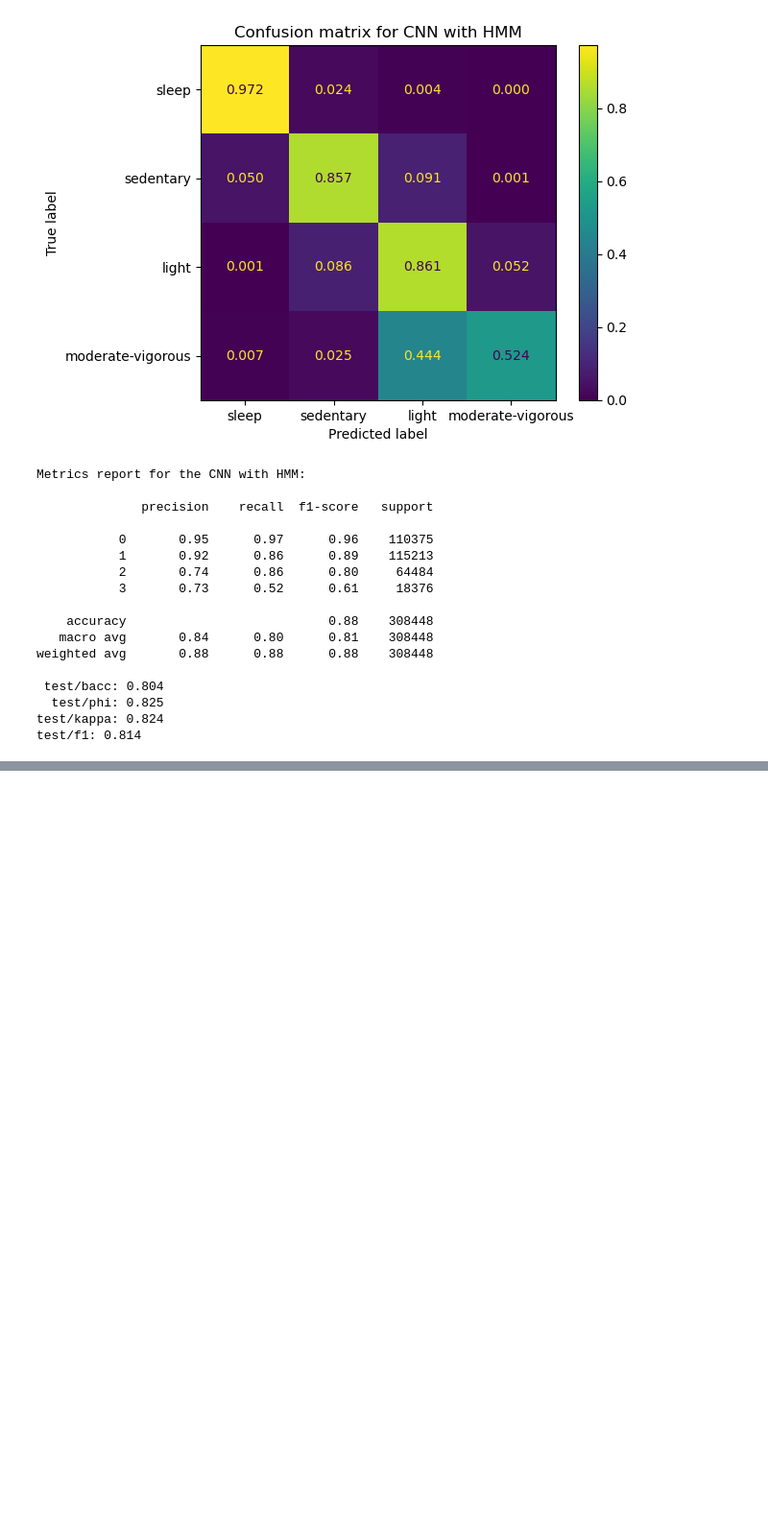
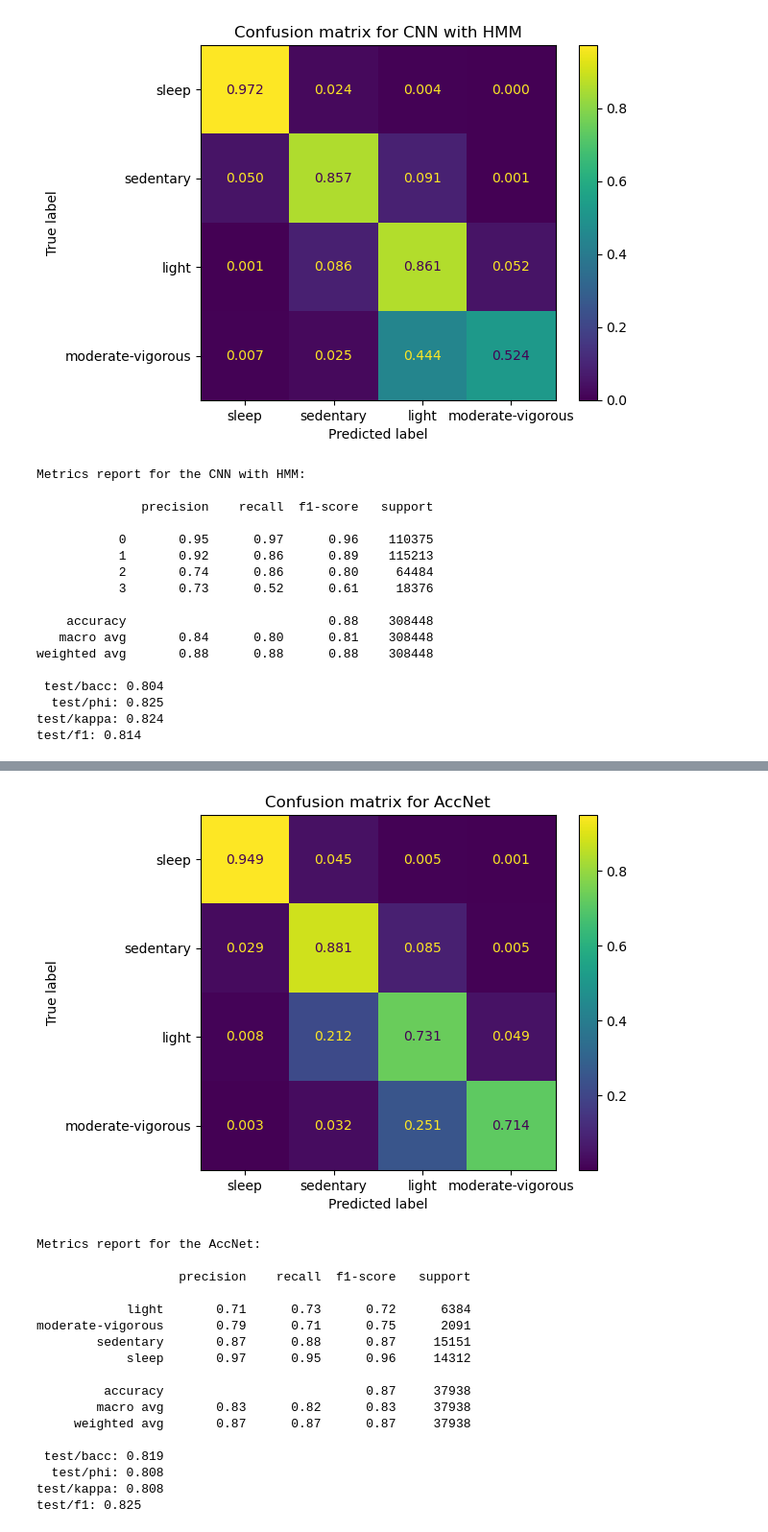
Before and after one commit to finlayscheib/capture24, a Jupyter notebook: Deep_models.ipynb, the cells around one changed output, grey strips where cells are left out. Shown at 96% size. Drawn from its saved outputs; the diff is of its cells as text; code cells hidden in the pictures; blank space fills up the shorter version.

```diff
--- a/Deep_models.ipynb
+++ b/Deep_models.ipynb
@@ -205,0 +206,39 @@ test/f1: 0.804
+# %%
+# val
+pred = pd.read_csv("final_pred_val.csv")
+ConfusionMatrixDisplay.from_predictions( pred['true_labels'], pred['model_preds'], labels=PAorder,
+                                         normalize = 'true', values_format = '.3f')
+plt.title('Confusion matrix for AccNet')
+plt.show()
+print('Metrics report for the AccNet: \n')
+report = classification_report( pred['true_labels'], pred['model_preds'], digits=2)
+print(report)
+
+bacc = balanced_accuracy_score( pred['true_labels'], pred['model_preds'])
+kappa = cohen_kappa_score( pred['true_labels'], pred['model_preds'])
+phi = matthews_corrcoef(pred['true_labels'], pred['model_preds'])
+f1 = f1_score(pred['true_labels'], pred['model_preds'], average = 'macro')
+
+print(f" test/bacc: {bacc:.3f}")
+print(f"  test/phi: {phi:.3f}")
+print(f"test/kappa: {kappa:.3f}")
+print(f"test/f1: {f1:.3f}")
+# %% [output]
+[figure, added]
+Metrics report for the AccNet:
+
+                   precision    recall  f1-score   support
+
+            light       0.71      0.73      0.72      6384
+moderate-vigorous       0.79      0.71      0.75      2091
+        sedentary       0.87      0.88      0.87     15151
+            sleep       0.97      0.95      0.96     14312
+
+         accuracy                           0.87     37938
+        macro avg       0.83      0.82      0.83     37938
+     weighted avg       0.87      0.87      0.87     37938
+
+ test/bacc: 0.819
+  test/phi: 0.808
+test/kappa: 0.808
+test/f1: 0.825
```
Also changed, not shown: parts of 1 cell of this notebook.
